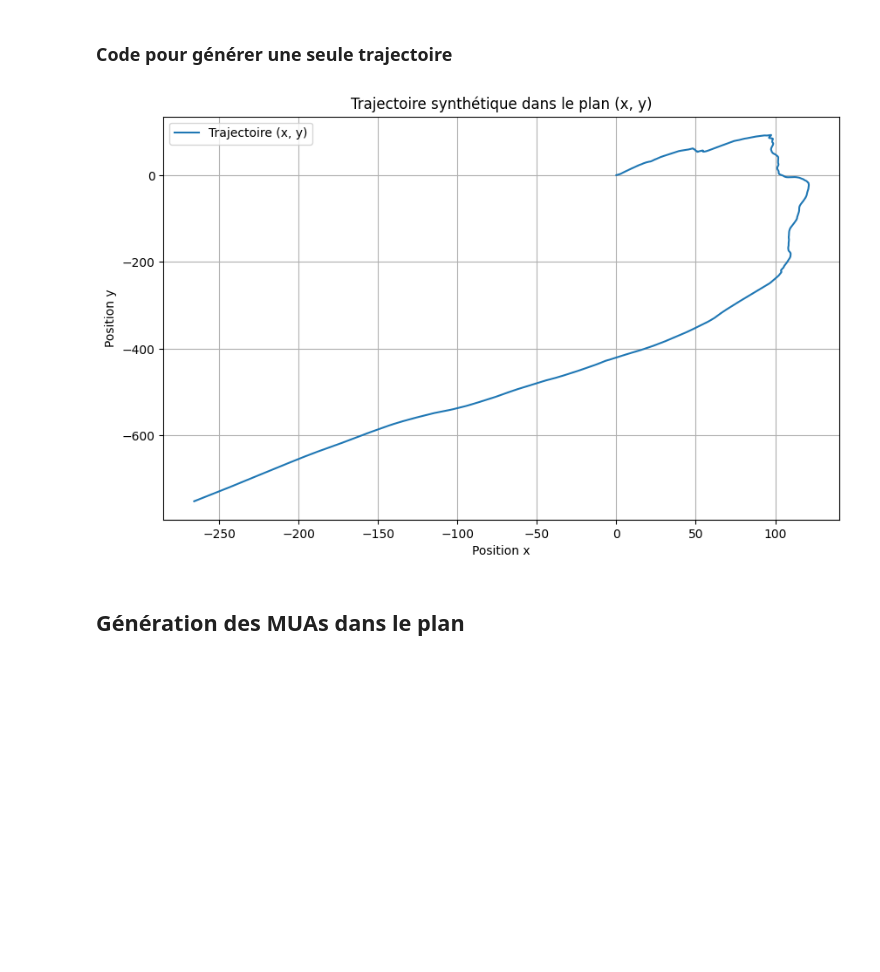
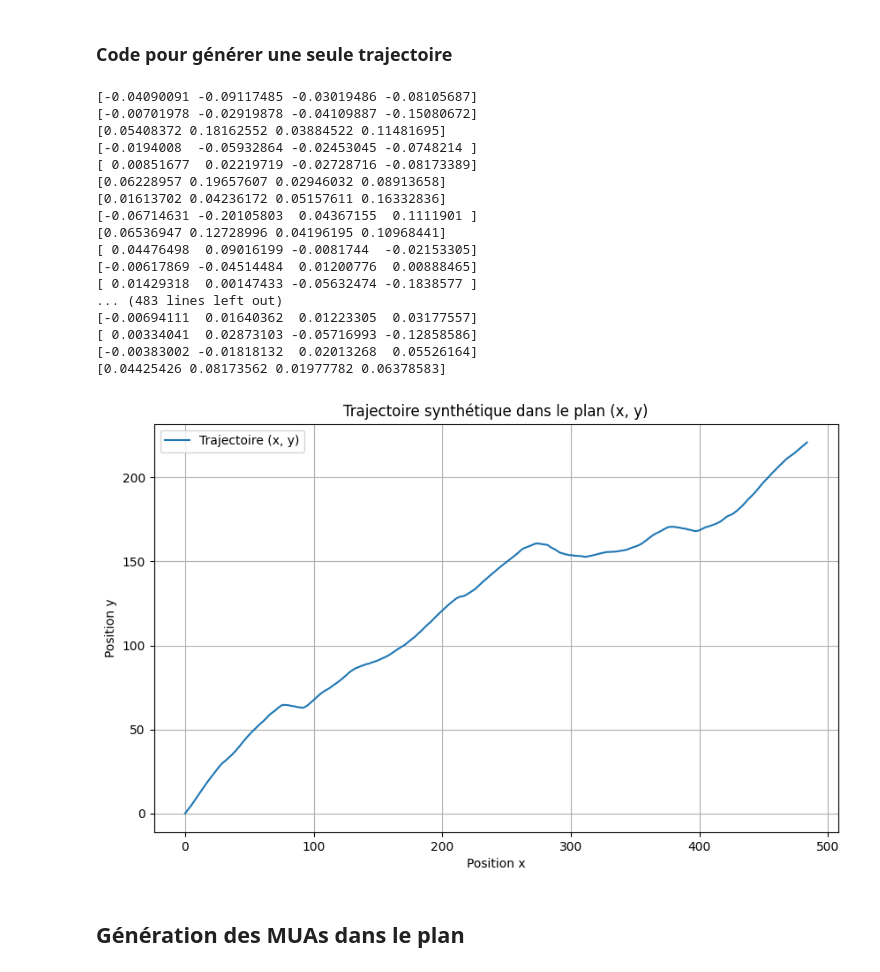
Before and after one commit to getrichthroughcode/Projet-S9, a Jupyter notebook: notebooks/pratique.ipynb, the cells around one changed output. Drawn from its saved outputs; the diff is of its cells as text; code cells hidden in the pictures; blank space fills up the shorter version.

Commit message:
cholesky

```diff
--- a/notebooks/pratique.ipynb
+++ b/notebooks/pratique.ipynb
@@ -172,35 +172,55 @@ Phi = np.array([[1, T, 0, 0],
                 [0, 0, 1, T],
                 [0, 0, 0, 1]])
 B = np.array([[T**2 / 2, 0],   #
               [T, 0],
               [0, T**2 / 2],
               [0, T]])
 
 
 Q = q * np.array([[T**3 / 3, T**2 / 2, 0, 0],
                   [T**2 / 2, T, 0, 0],
                   [0, 0, T**3 / 3, T**2 / 2],
                   [0, 0, T**2 / 2, T]])
 
 
 x = np.zeros((4, N))
 x[:, 0] = np.array([0, 1, 0, 1])
 
 # Génération des trajectoires
 for k in range(1, N):
-    w_k = np.random.multivariate_normal(mean=[0, 0, 0, 0], cov=Q)
-    x[:, k] = Phi @ x[:, k-1] + B @ w_k[:2]
+    w_k = np.random.multivariate_normal(mean=[0, 0, 0, 0], cov=Q) # accélération
+    R = np.linalg.cholesky(Q)
+    u_k = R @ w_k
+    print(f'{u_k}')
+    x[:, k] = Phi @ x[:, k-1] + B @ u_k[:2]
 
 
 plt.figure(figsize=(10, 6))
 plt.plot(x[0, :], x[2, :], label='Trajectoire (x, y)')
 plt.title('Trajectoire synthétique dans le plan (x, y)')
 plt.xlabel('Position x')
 plt.ylabel('Position y')
 plt.legend()
 plt.grid(True)
 plt.show()
 # %% [output]
+[-0.04090091 -0.09117485 -0.03019486 -0.08105687]
+[-0.00701978 -0.02919878 -0.04109887 -0.15080672]
+[0.05408372 0.18162552 0.03884522 0.11481695]
+[-0.0194008  -0.05932864 -0.02453045 -0.0748214 ]
+[ 0.00851677  0.02219719 -0.02728716 -0.08173389]
+[0.06228957 0.19657607 0.02946032 0.08913658]
+[0.01613702 0.04236172 0.05157611 0.16332836]
+[-0.06714631 -0.20105803  0.04367155  0.1111901 ]
+[0.06536947 0.12728996 0.04196195 0.10968441]
+[ 0.04476498  0.09016199 -0.0081744  -0.02153305]
+[-0.00617869 -0.04514484  0.01200776  0.00888465]
+[ 0.01429318  0.00147433 -0.05632474 -0.1838577 ]
+... (483 lines left out)
+[-0.00694111  0.01640362  0.01223305  0.03177557]
+[ 0.00334041  0.02873103 -0.05716993 -0.12858586]
+[-0.00383002 -0.01818132  0.02013268  0.05526164]
+[0.04425426 0.08173562 0.01977782 0.06378583]
-[figure, old version]
+[figure, new version]
 # %% [markdown]
 ## **Génération des MUAs dans le plan**
```
